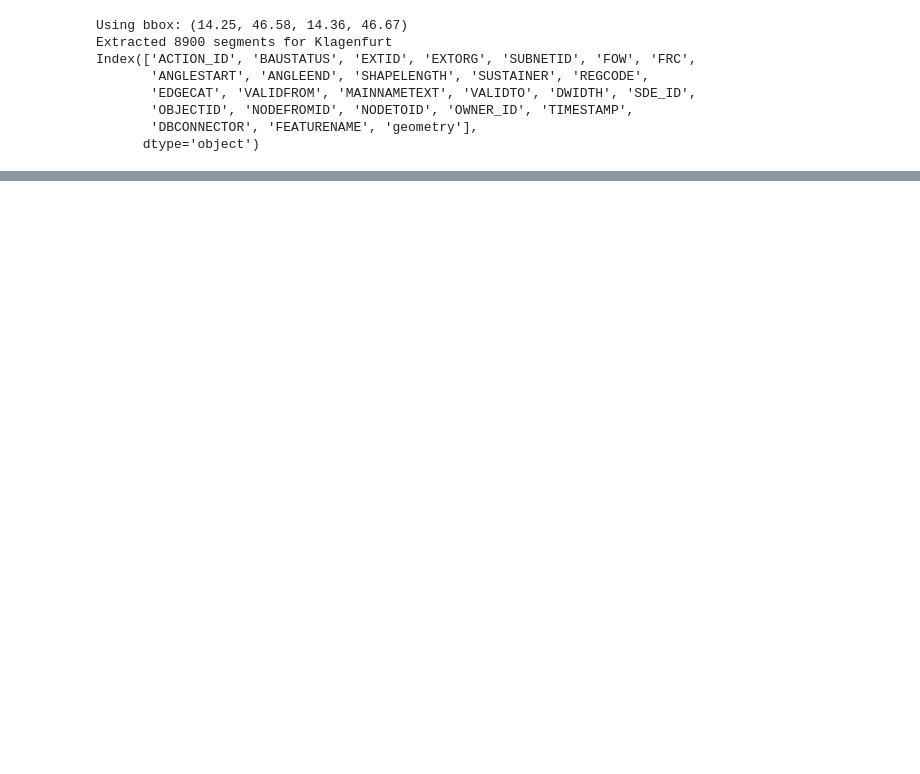
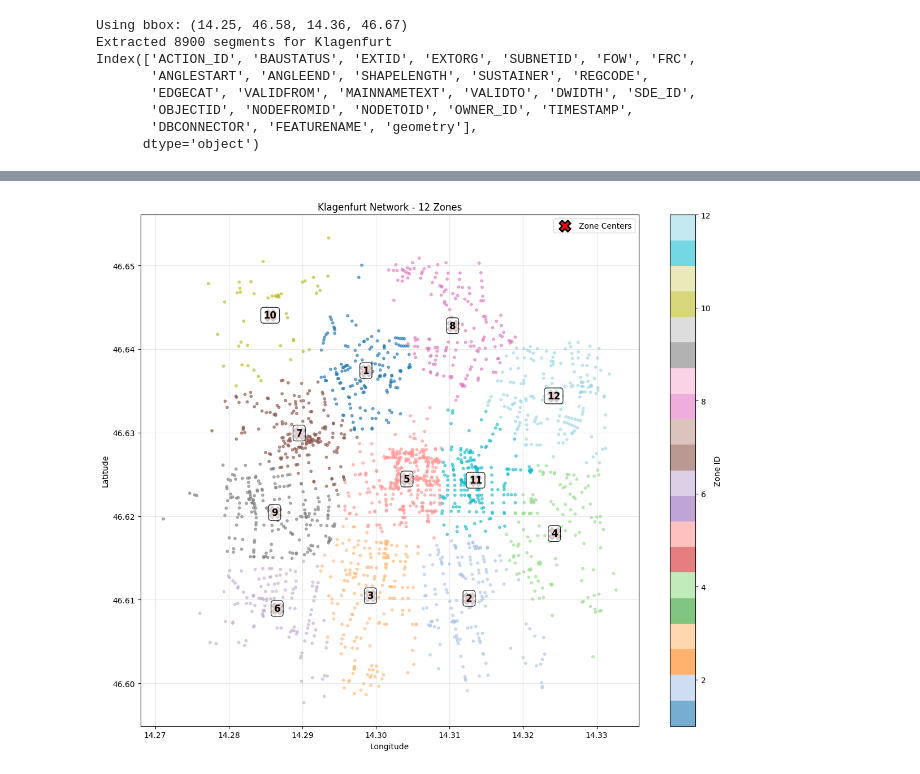
Before and after one commit to Createdd/fleet_hypothesistests, a Jupyter notebook: filter_klagenfurt.ipynb, the cells around one changed output, grey strips where cells are left out. Drawn from its saved outputs; the diff is of its cells as text; code cells hidden in the pictures; blank space fills up the shorter version.

Commit message:
re-arrange zones and run all

```diff
--- a/filter_klagenfurt.ipynb
+++ b/filter_klagenfurt.ipynb
@@ -29,0 +117,70 @@ Index(['ACTION_ID', 'BAUSTATUS', 'EXTID', 'EXTORG', 'SUBNETID', 'FOW', 'FRC',
+# %%
+import pandas as pd
+import numpy as np
+from sklearn.cluster import KMeans
+import matplotlib.pyplot as plt
+import os
+
+# Load nodes
+nodes = pd.read_csv('data/networks/klagenfurt/base/nodes.csv')
+print(f"Loaded {len(nodes)} nodes")
+print(f"Coordinates range:")
+print(f"  Longitude: {nodes['pos_x'].min():.6f} to {nodes['pos_x'].max():.6f}")
+print(f"  Latitude: {nodes['pos_y'].min():.6f} to {nodes['pos_y'].max():.6f}")
+
+# Munich has ~30k nodes in 108 zones = ~280 nodes per zone
+# Klagenfurt has ~2k nodes, so let's aim for similar density
+# 2099 / 280 ≈ 7-8 zones, but let's use 12-15 for better granularity
+n_zones = 12
+
+# Prepare coordinates for clustering
+coords = nodes[['pos_x', 'pos_y']].values
+
+# Use K-means clustering to create zones
+print(f"\nCreating {n_zones} zones using K-means clustering...")
+kmeans = KMeans(n_clusters=n_zones, random_state=42, n_init=10)
+zone_labels = kmeans.fit_predict(coords)
+
+# Add 1 to make zone IDs start from 1 instead of 0
+nodes['zone_id'] = zone_labels + 1
+
+# Create zone statistics
+zone_stats = nodes.groupby('zone_id').agg({
+    'node_index': 'count',
+    'pos_x': ['min', 'max', 'mean'],
+    'pos_y': ['min', 'max', 'mean']
+})
+zone_stats.columns = ['node_count', 'lon_min', 'lon_max', 'lon_center', 'lat_min', 'lat_max', 'lat_center']
+
+print(f"\nZone Statistics:")
+print(zone_stats)
+print(f"\nAverage nodes per zone: {zone_stats['node_count'].mean():.1f}")
+print(f"Min/Max nodes per zone: {zone_stats['node_count'].min()} / {zone_stats['node_count'].max()}")
+
+# Visualize the zones
+fig, ax = plt.subplots(figsize=(12, 10))
+scatter = ax.scatter(nodes['pos_x'], nodes['pos_y'],
+                     c=nodes['zone_id'], cmap='tab20',
+                     alpha=0.6, s=10)
+ax.scatter(kmeans.cluster_centers_[:, 0], kmeans.cluster_centers_[:, 1],
+           c='red', marker='X', s=200, edgecolors='black', linewidths=2,
+           label='Zone Centers')
+
+# Add zone labels
+for i, center in enumerate(kmeans.cluster_centers_):
+    ax.text(center[0], center[1], str(i+1),
+            fontsize=12, fontweight='bold',
+            ha='center', va='center',
+            bbox=dict(boxstyle='round', facecolor='white', alpha=0.8))
+
+plt.colorbar(scatter, label='Zone ID')
+ax.set_xlabel('Longitude')
+ax.set_ylabel('Latitude')
+ax.set_title(f'Klagenfurt Network - {n_zones} Zones')
+ax.legend()
+ax.grid(True, alpha=0.3)
+plt.tight_layout()
+plt.savefig('klagenfurt_zones_map.png', dpi=150)
+print(f"\n✅ Zone map saved to: klagenfurt_zones_map.png")
+plt.show()
+# %% [output]
@@ -29,0 +204 @@ Index(['ACTION_ID', 'BAUSTATUS', 'EXTID', 'EXTORG', 'SUBNETID', 'FOW', 'FRC',
+[figure, added]
```
Also changed, not shown: parts of 5 cells of this notebook, 24 other files.
